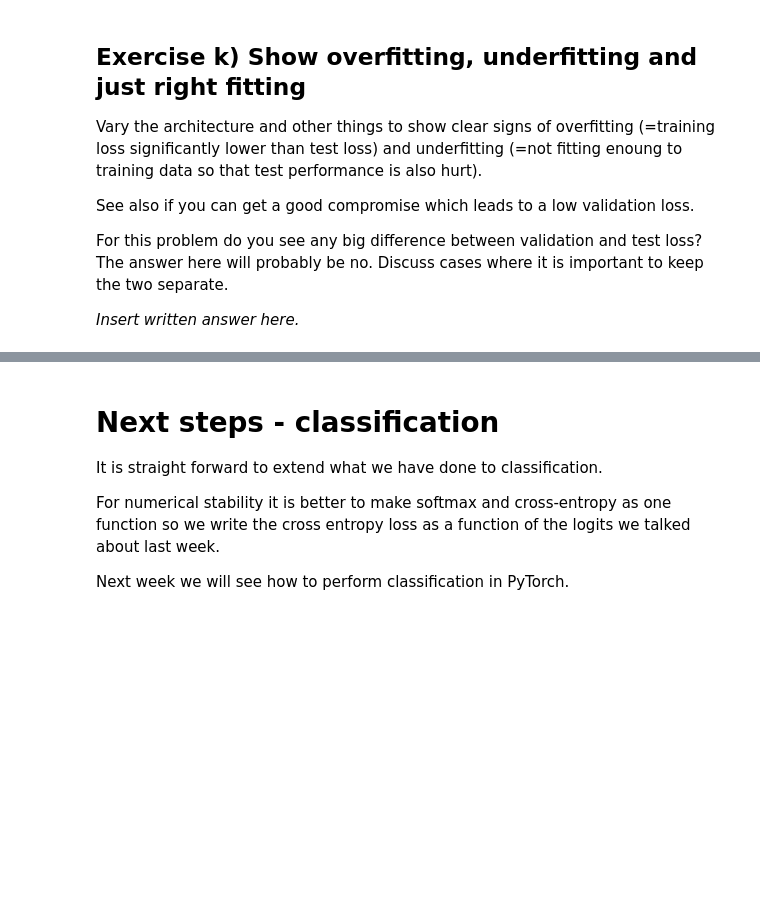
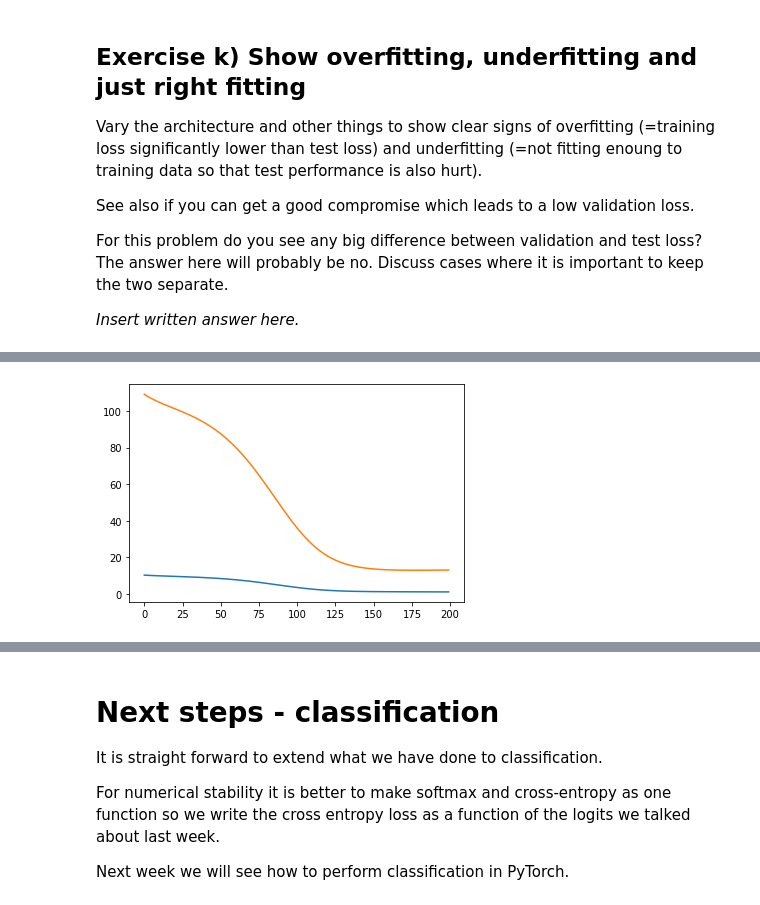
Before and after one commit to markusOlsen1/Deep_Learning, a Jupyter notebook: 2_Feedforward_Python/2.1-EXE-FNN-AutoDif-Nanograd.ipynb, the cells around one changed output, grey strips where cells are left out. Cells and saved outputs as stored; diff of their text form; code cells hidden in the pictures; blank space fills up the shorter version.

```diff
--- a/2_Feedforward_Python/2.1-EXE-FNN-AutoDif-Nanograd.ipynb
+++ b/2_Feedforward_Python/2.1-EXE-FNN-AutoDif-Nanograd.ipynb
@@ -81,6 +81,11 @@ class Var:
         return Var(tanh(self.v), lambda: [(self, 1-self.v**2)])
     def sigmoid(self):
         return Var(self.v/(1+exp(-self.v)), lambda: [self,(1+exp(-self.v)+self.v*exp(-self.v))/(1+exp(-self.v))**2])
+    def exp(self):
+        return Var(exp(self.v), lambda: [(self, exp(self.v))])
+
+    def log(self):
+        return Var(log(self.v), lambda: [(self, self.v ** -1)])
 # %% [markdown]
 A few examples illustrate how we can use this:
 # %%
@@ -593 +601,13 @@ Hints: Use the [assert](https://www.w3schools.com/python/ref_keyword_assert.asp)
+# %%
+# Insert code here
+x = np.asarray([i for i in range(5)])
+x = nparray_to_Var(x)
+NN = [
+    DenseLayer(1, 2, lambda x: x.identity(),initializer= ConstantInitializer()),
+    DenseLayer(2, 1, lambda x: x.identity(),initializer= ConstantInitializer())
+]
+result = Var_to_nparray(forward(x,NN))
+
+for i,val in enumerate(result):
+    assert (val == [i*2])
 # %% [markdown]
@@ -598,6 +619,7 @@ We are only missing a loss function to we need to define a loss function and its
 def squared_loss(t, y):
 
   # add check that sizes agree
+  assert(len(t) == len(y))
 
   def squared_loss_single(t, y):
     Loss = Var(0.0)
@@ -819,0 +907,43 @@ _Insert written answer here._
+# %%
+# Insert your code for getting overfitting, underfitting and just right
+
+#Overfitting:
+
+x_train_done = x_train[:10]
+y_train_done = y_train[:10]
+NN = [
+    DenseLayer(1, 8, lambda x: x.relu()),
+    DenseLayer(8, 1, lambda x: x.identity())
+]
+
+train_loss = []
+val_loss = []
+
+for e in range(EPOCHS):
+
+    # Forward pass and loss computation
+    Loss = squared_loss(y_train_done, forward(x_train_done, NN))
+
+    # Backward pass
+    Loss.backward()
+
+    # gradient descent update
+    update_parameters(parameters(NN), LEARN_R)
+    zero_gradients(parameters(NN))
+
+    # Training loss
+    train_loss.append(Loss.v)
+
+    # Validation
+    Loss_validation = squared_loss(y_validation, forward(x_validation, NN))
+    val_loss.append(Loss_validation.v)
+
+    if e%10==0:
+        print("{:4d}".format(e),
+              "({:5.2f}%)".format(e/EPOCHS*100),
+              "Train loss: {:4.3f} \t Validation loss: {:4.3f}".format(train_loss[-1], val_loss[-1]))
+print("Another option would be infinitly high EPOCHS, but that takes time")
+
+plt.plot(range(len(train_loss)), train_loss);
+plt.plot(range(len(val_loss)), val_loss);
+# %% [output]
@@ -819,0 +967 @@ _Insert written answer here._
+[figure, added]
```
Also changed, not shown: parts of 24 cells of this notebook.
